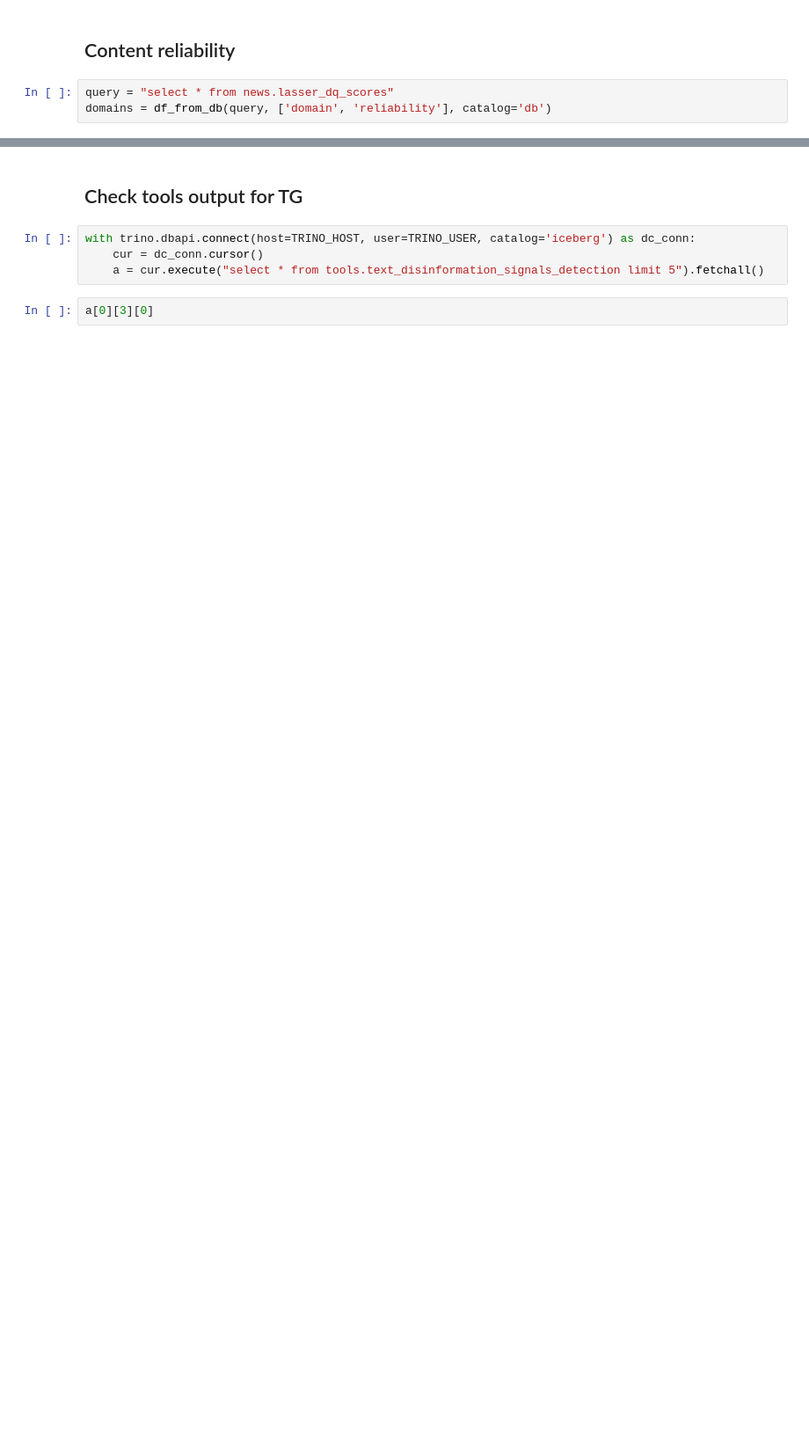
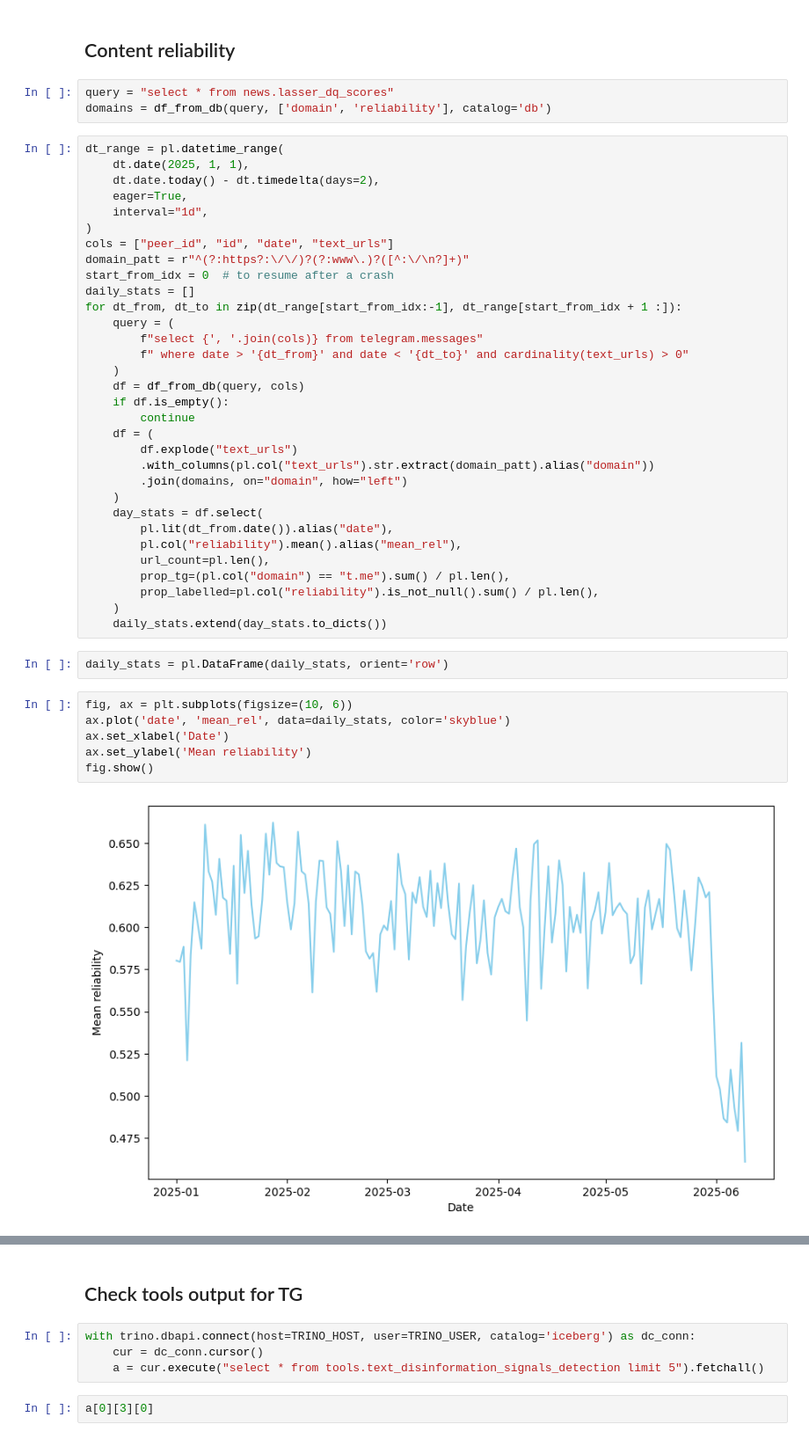
Before and after one commit to TLouf/AI4trust-observatory, a Jupyter notebook: viz.ipynb, the cells around one changed output, grey strips where cells are left out. Shown: that part at 88% size. Drawn from its saved outputs; the diff is of its cells as text; blank space fills up the shorter version.

Commit message:
add domain reliability viz

```diff
--- a/viz.ipynb
+++ b/viz.ipynb
@@ -51,3 +90,45 @@ fig.show()
 # %%
 query = "select * from news.lasser_dq_scores"
 domains = df_from_db(query, ['domain', 'reliability'], catalog='db')
+# %%
+dt_range = pl.datetime_range(
+    dt.date(2025, 1, 1),
+    dt.date.today() - dt.timedelta(days=2),
+    eager=True,
+    interval="1d",
+)
+cols = ["peer_id", "id", "date", "text_urls"]
+domain_patt = r"^(?:https?:\/\/)?(?:www\.)?([^:\/\n?]+)"
+start_from_idx = 0  # to resume after a crash
+daily_stats = []
+for dt_from, dt_to in zip(dt_range[start_from_idx:-1], dt_range[start_from_idx + 1 :]):
+    query = (
+        f"select {', '.join(cols)} from telegram.messages"
+        f" where date > '{dt_from}' and date < '{dt_to}' and cardinality(text_urls) > 0"
+    )
+    df = df_from_db(query, cols)
+    if df.is_empty():
+        continue
+    df = (
+        df.explode("text_urls")
+        .with_columns(pl.col("text_urls").str.extract(domain_patt).alias("domain"))
+        .join(domains, on="domain", how="left")
+    )
+    day_stats = df.select(
+        pl.lit(dt_from.date()).alias("date"),
+        pl.col("reliability").mean().alias("mean_rel"),
+        url_count=pl.len(),
+        prop_tg=(pl.col("domain") == "t.me").sum() / pl.len(),
+        prop_labelled=pl.col("reliability").is_not_null().sum() / pl.len(),
+    )
+    daily_stats.extend(day_stats.to_dicts())
+# %%
+daily_stats = pl.DataFrame(daily_stats, orient='row')
+# %%
+fig, ax = plt.subplots(figsize=(10, 6))
+ax.plot('date', 'mean_rel', data=daily_stats, color='skyblue')
+ax.set_xlabel('Date')
+ax.set_ylabel('Mean reliability')
+fig.show()
+# %% [output]
+[figure, added]
```
Also changed, not shown: parts of 10 cells of this notebook.
